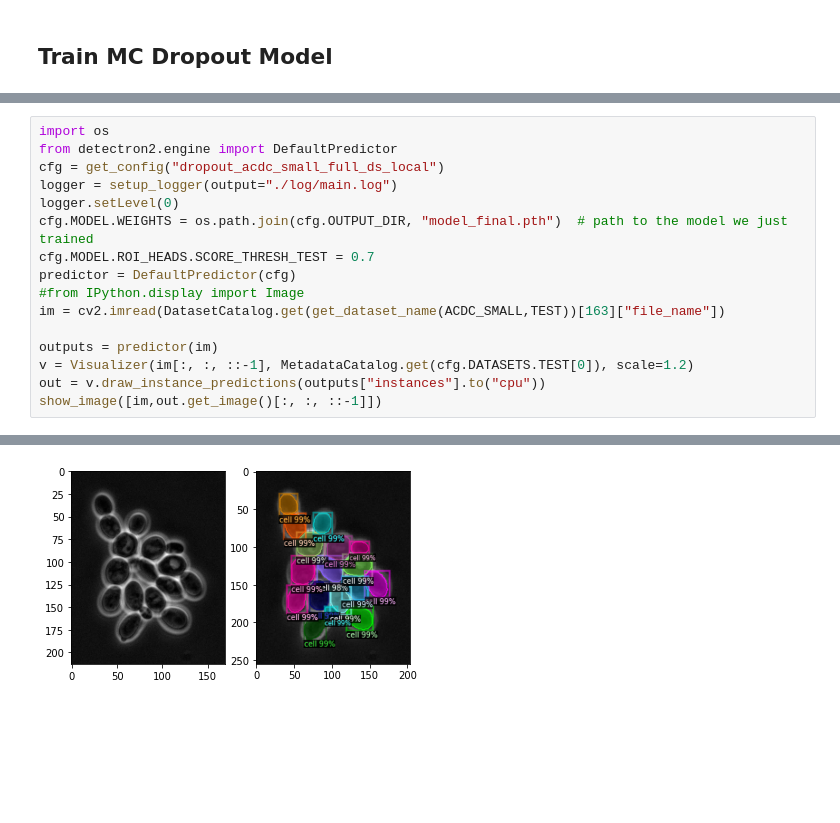
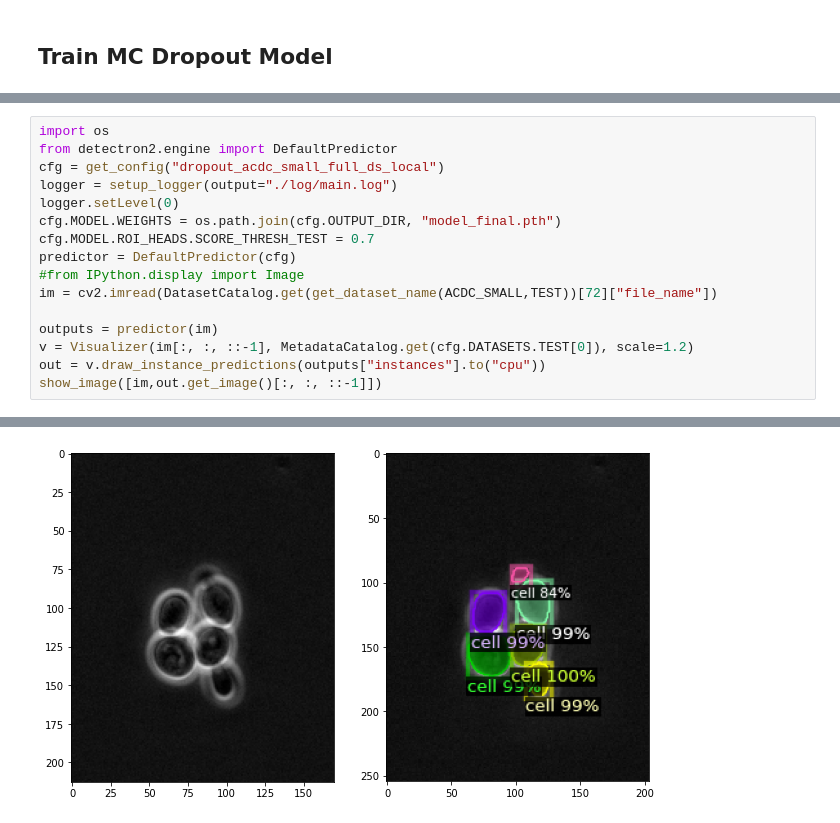
Before and after one commit to SchmollerLab/activeInstanceSegment, a Jupyter notebook: jupyter_notebooks/montecarlo_dropout.ipynb, the cells around one changed output, grey strips where cells are left out. Saved outputs shown, nothing was run; the diff lists cells and outputs as text; blank space fills up the shorter version.

```diff
--- a/jupyter_notebooks/montecarlo_dropout.ipynb
+++ b/jupyter_notebooks/montecarlo_dropout.ipynb
@@ -72,11 +70,11 @@ from detectron2.engine import DefaultPredictor
 cfg = get_config("dropout_acdc_small_full_ds_local")
 logger = setup_logger(output="./log/main.log")
 logger.setLevel(0)
-cfg.MODEL.WEIGHTS = os.path.join(cfg.OUTPUT_DIR, "model_final.pth")  # path to the model we just trained
+cfg.MODEL.WEIGHTS = os.path.join(cfg.OUTPUT_DIR, "model_final.pth")
 cfg.MODEL.ROI_HEADS.SCORE_THRESH_TEST = 0.7
 predictor = DefaultPredictor(cfg)
 #from IPython.display import Image
-im = cv2.imread(DatasetCatalog.get(get_dataset_name(ACDC_SMALL,TEST))[163]["file_name"])
+im = cv2.imread(DatasetCatalog.get(get_dataset_name(ACDC_SMALL,TEST))[72]["file_name"])
 
 outputs = predictor(im)
 v = Visualizer(im[:, :, ::-1], MetadataCatalog.get(cfg.DATASETS.TEST[0]), scale=1.2)
@@ -87,5 +85,5 @@ WARNING [12/02 13:30:23 d2.data.datasets.coco]:
 Category ids in annotations are not in [1, #categories]! We'll apply a mapping for you.
-[figure, old version]
+[figure, new version]
 # %%
 import torch
 from itertools import chain
```
Also changed, not shown: parts of 19 cells of this notebook, 10 other files.
